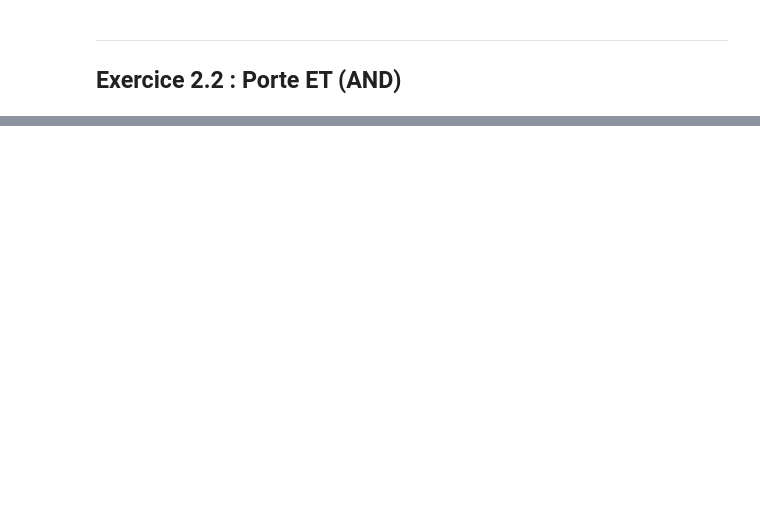
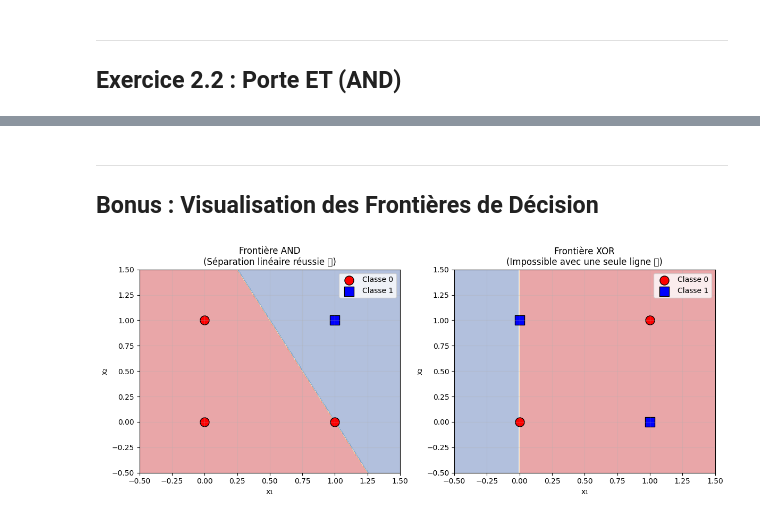
Before and after one commit to VersoML/ml-course, a Jupyter notebook: solutions/td3/part2_perceptron_scratch.ipynb, the cells around one changed output, grey strips where cells are left out. Cells and saved outputs as stored; diff of their text form; code cells hidden in the pictures; blank space fills up the shorter version.

```diff
--- a/solutions/td3/part2_perceptron_scratch.ipynb
+++ b/solutions/td3/part2_perceptron_scratch.ipynb
@@ -115,0 +380,42 @@ Accuracy: 50%
+# %% [markdown]
+---
+
+## Bonus : Visualisation des Frontières de Décision
+# %%
+def plot_decision_boundary(perceptron, X, y, title):
+    """Visualise la frontière de décision d'un perceptron"""
+    # Créer une grille
+    x_min, x_max = X[:, 0].min() - 0.5, X[:, 0].max() + 0.5
+    y_min, y_max = X[:, 1].min() - 0.5, X[:, 1].max() + 0.5
+    xx, yy = np.meshgrid(np.linspace(x_min, x_max, 200),
+                         np.linspace(y_min, y_max, 200))
+
+    # Prédictions sur la grille
+    Z = perceptron.predict(np.c_[xx.ravel(), yy.ravel()])
+    Z = Z.reshape(xx.shape)
+
+    # Tracé
+    plt.contourf(xx, yy, Z, alpha=0.4, cmap='RdYlBu')
+    plt.scatter(X[y == 0][:, 0], X[y == 0][:, 1], c='red', marker='o', s=150, edgecolors='black', label='Classe 0')
+    plt.scatter(X[y == 1][:, 0], X[y == 1][:, 1], c='blue', marker='s', s=150, edgecolors='black', label='Classe 1')
+    plt.xlabel('x₁')
+    plt.ylabel('x₂')
+    plt.title(title)
+    plt.legend()
+    plt.grid(True, alpha=0.3)
+
+
+plt.figure(figsize=(12, 5))
+
+plt.subplot(1, 2, 1)
+plot_decision_boundary(perceptron_and, X_and, y_and,
+                       'Frontière AND\n(Séparation linéaire réussie)')
+
+plt.subplot(1, 2, 2)
+plot_decision_boundary(perceptron_xor, X_xor, y_xor,
+                       'Frontière XOR\n(Impossible avec une seule ligne)')
+
+plt.tight_layout()
+plt.show()
+# %% [output]
+[figure, added]
```
Also changed, not shown: parts of 17 cells of this notebook, 3 other files.
